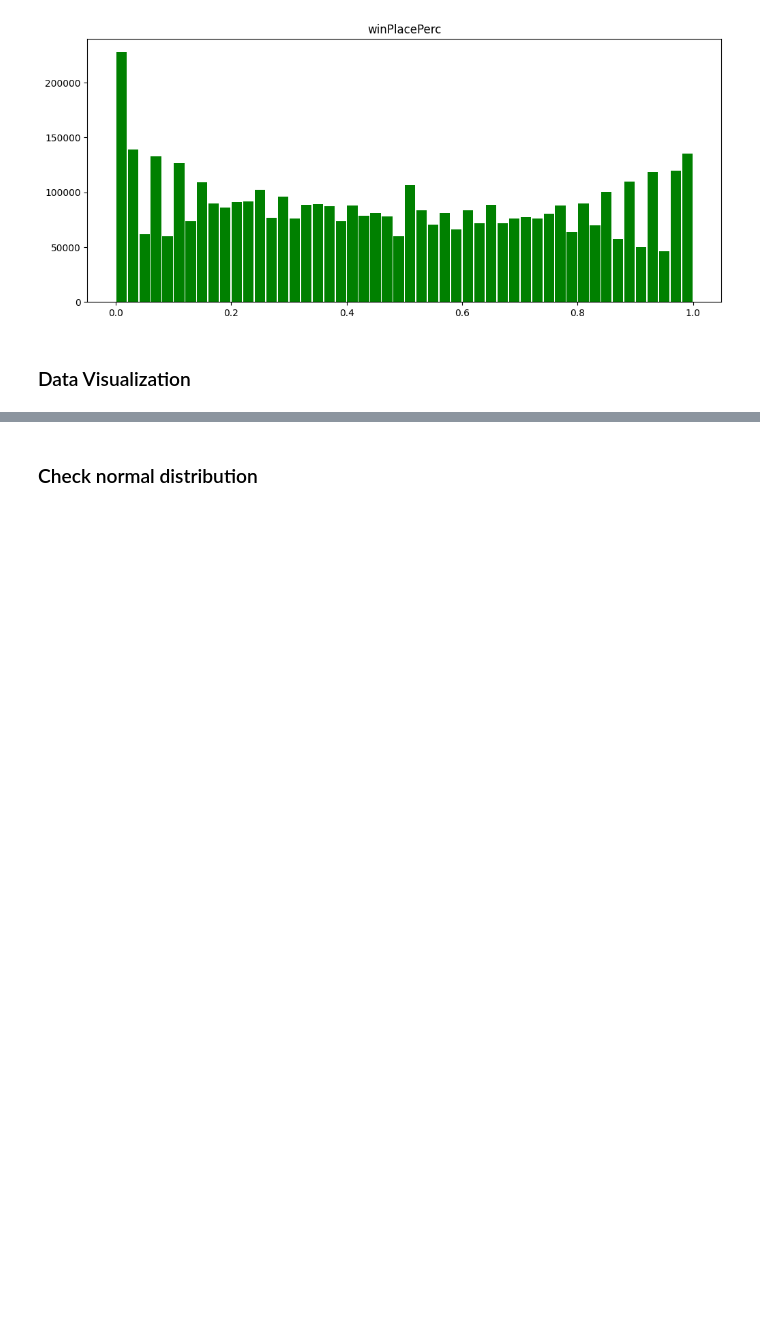
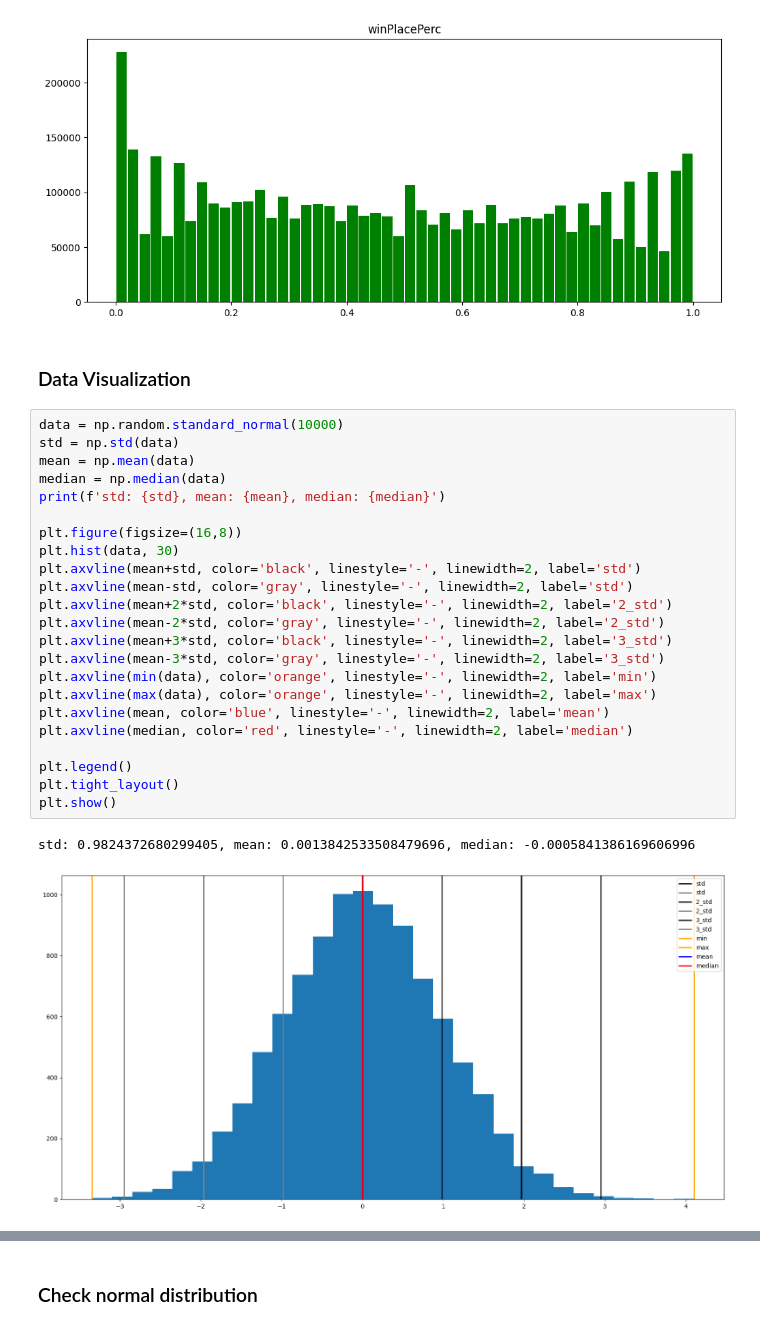
Before and after one commit to Moxiis/Kaggle, a Jupyter notebook: ML_cheatsheet/machine-learning-cheat-sheet.ipynb, the cells around one changed output, grey strips where cells are left out. Saved outputs shown, nothing was run; the diff lists cells and outputs as text; blank space fills up the shorter version.

```diff
--- a/ML_cheatsheet/machine-learning-cheat-sheet.ipynb
+++ b/ML_cheatsheet/machine-learning-cheat-sheet.ipynb
@@ -124,6 +124,32 @@ plt.show()
 [figure]
 # %% [markdown]
 ### Data Visualization
+# %%
+data = np.random.standard_normal(10000)
+std = np.std(data)
+mean = np.mean(data)
+median = np.median(data)
+print(f'std: {std}, mean: {mean}, median: {median}')
+
+plt.figure(figsize=(16,8))
+plt.hist(data, 30)
+plt.axvline(mean+std, color='black', linestyle='-', linewidth=2, label='std')
+plt.axvline(mean-std, color='gray', linestyle='-', linewidth=2, label='std')
+plt.axvline(mean+2*std, color='black', linestyle='-', linewidth=2, label='2_std')
+plt.axvline(mean-2*std, color='gray', linestyle='-', linewidth=2, label='2_std')
+plt.axvline(mean+3*std, color='black', linestyle='-', linewidth=2, label='3_std')
+plt.axvline(mean-3*std, color='gray', linestyle='-', linewidth=2, label='3_std')
+plt.axvline(min(data), color='orange', linestyle='-', linewidth=2, label='min')
+plt.axvline(max(data), color='orange', linestyle='-', linewidth=2, label='max')
+plt.axvline(mean, color='blue', linestyle='-', linewidth=2, label='mean')
+plt.axvline(median, color='red', linestyle='-', linewidth=2, label='median')
+
+plt.legend()
+plt.tight_layout()
+plt.show()
+# %% [output]
+std: 0.9824372680299405, mean: 0.0013842533508479696, median: -0.0005841386169606996
+[figure, added]
 # %%
 # check our data, except out target
 
```
Also changed, not shown: parts of 14 cells of this notebook.
